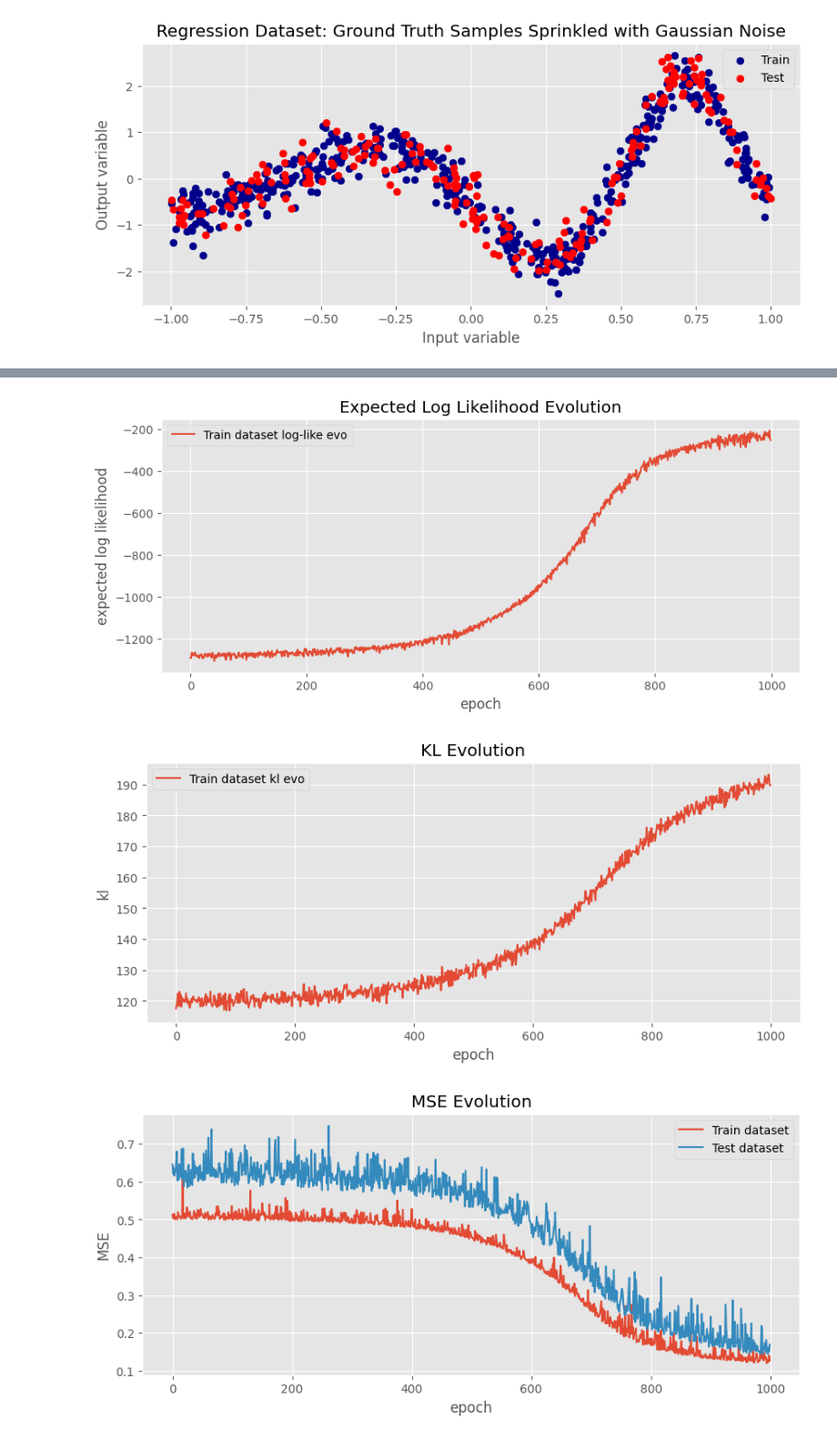
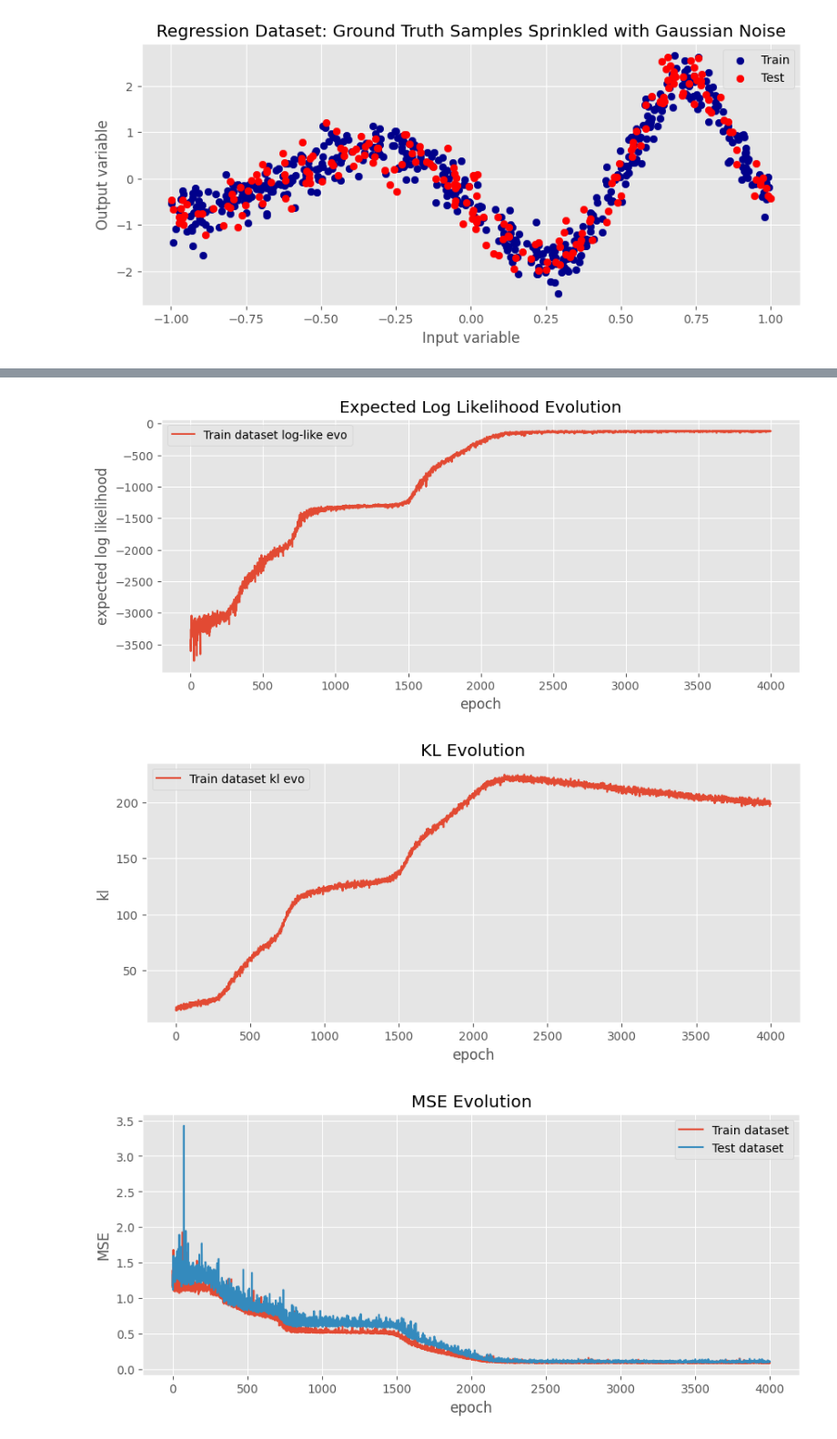
Before and after one commit to Marco-Gal/Bayesian-Neural-Network-Project, a Jupyter notebook: t distribution toy problems/gaussian-noise.ipynb, the cells around one changed output, grey strips where cells are left out. Shown at 91% size. Saved outputs shown, nothing was run; the diff lists cells and outputs as text; code cells hidden in the pictures.

```diff
--- a/t distribution toy problems/gaussian-noise.ipynb
+++ b/t distribution toy problems/gaussian-noise.ipynb
@@ -469,7 +632,7 @@ tr_mse_loss_evo = []
 te_mse_loss_evo = []
 aux_loss = nn.MSELoss()
 
-for epoch in tqdm(range(1000)):  # epochs
+for epoch in tqdm(range(4000)):  # epochs
     g_opt.zero_grad()
 
     l, ll, kl = gaussian_bnn_model.loss(x_tr, y_tr, num_samples = 10)
@@ -520,6 +683,6 @@ plt.show()
-[figure, old version]
+[figure, new version]
-[figure, old version]
+[figure, new version]
-[figure, old version]
+[figure, new version]
 # %%
 tr_loss_evo = []
 tr_ll_evo = []
```
Also changed, not shown: parts of 14 cells of this notebook, 6 other files.
